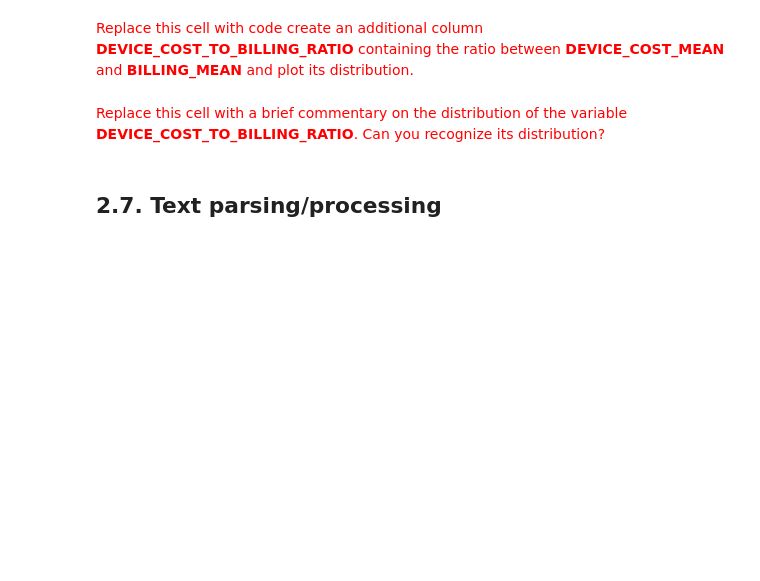
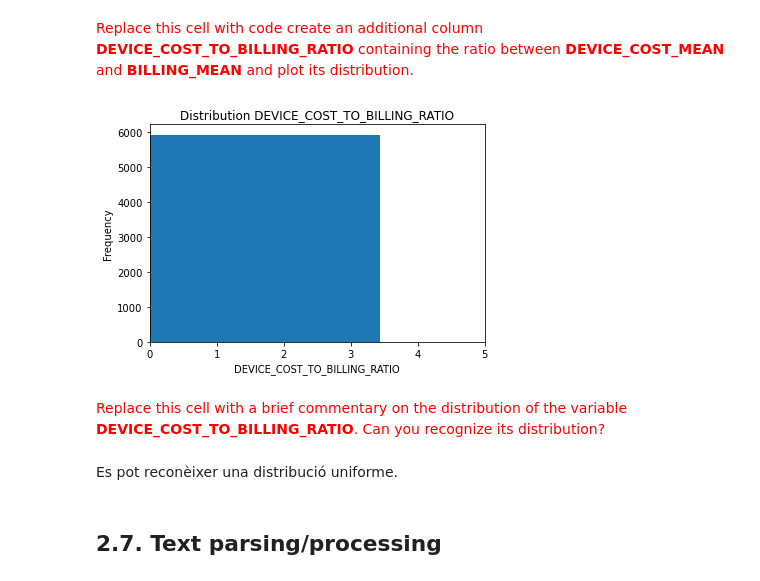
Before and after one commit to BernatQuintilla/data-mining-course, a Jupyter notebook: practicum/ps01_02/ps01_02_data_preparation.ipynb, the cells around one changed output. Saved outputs shown, nothing was run; the diff lists cells and outputs as text; code cells hidden in the pictures; blank space fills up the shorter version.

```diff
--- a/practicum/ps01_02/ps01_02_data_preparation.ipynb
+++ b/practicum/ps01_02/ps01_02_data_preparation.ipynb
@@ -634,3 +661,9 @@ display(colors_df)
 <font size="-1" color="gray">(Remove this cell when delivering.)</font>
 # %% [markdown]
 <font size="+1" color="red">Create variable **PREVIOUS_DEVICE_BRAND_INT_ENCODED** containing an integer encoding of variable **PREVIOUS_DEVICE_BRAND**.</font>
+# %%
+label_encoder = LabelEncoder()
+
+df03['PREVIOUS_DEVICE_BRAND_INT_ENCODED'] = LabelEncoder().fit_transform(df03['PREVIOUS_DEVICE_BRAND'])
+
+display(df03[['PREVIOUS_DEVICE_BRAND', 'PREVIOUS_DEVICE_BRAND_INT_ENCODED']])
@@ -662,7 +788,20 @@ In the current dataset we have a historic of 6 months for data traffic, voice tr
 # %% [markdown]
 <font size="+1" color="red">Replace this cell with code create an additional column **DEVICE_COST_TO_BILLING_RATIO** containing the ratio between **DEVICE_COST_MEAN** and **BILLING_MEAN** and plot its distribution.</font>
+# %%
+df03['DEVICE_COST_TO_BILLING_RATIO'] = df03['DEVICE_COST_MEAN']/df03['BILLING_MEAN']
+
+plt.hist(df03['DEVICE_COST_TO_BILLING_RATIO'])
+plt.xlim(0,5)
+plt.xlabel('DEVICE_COST_TO_BILLING_RATIO')
+plt.ylabel('Frequency')
+plt.title('Distribution DEVICE_COST_TO_BILLING_RATIO')
+plt.show()
+# %% [output]
+[figure, added]
 # %% [markdown]
 <font size="+1" color="red">Replace this cell with a brief commentary on the distribution of the variable **DEVICE_COST_TO_BILLING_RATIO**. Can you recognize its distribution?</font>
+# %% [markdown]
+Es pot reconèixer una distribució uniforme.
 # %% [markdown]
 ## 2.7. Text parsing/processing
 # %% [markdown]
```
Also changed, not shown: parts of 5 cells of this notebook.
